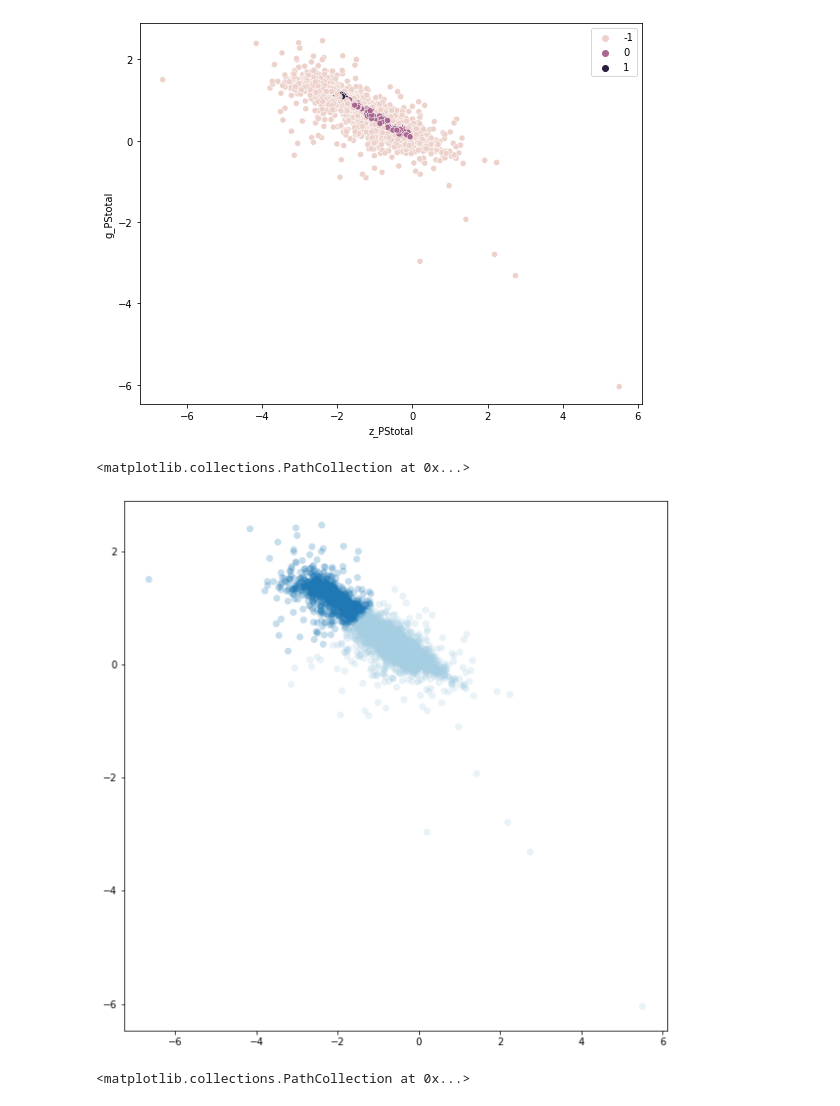
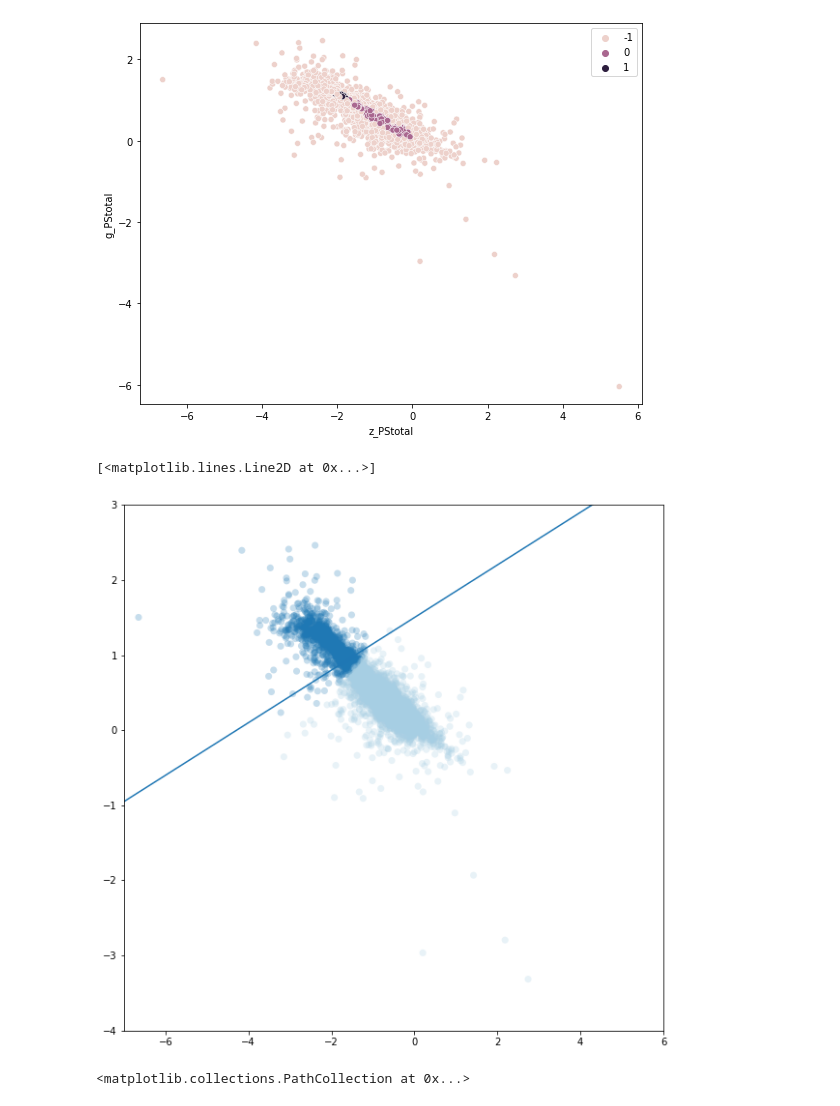
Before and after one commit to AngelGSoto/SPLUS_EmissionObject, a Jupyter notebook: iDR3_n4/Characterizing the emission line objects.ipynb, the cells around one changed output. Drawn from its saved outputs; the diff is of its cells as text; code cells hidden in the pictures.

Commit message:
Redoing the figures

```diff
--- a/iDR3_n4/Characterizing the emission line objects.ipynb
+++ b/iDR3_n4/Characterizing the emission line objects.ipynb
@@ -384,13 +384,17 @@ sns.scatterplot(zg, gr,
 # %%
 soft_clusters0 = hdbscan.all_points_membership_vectors(clusterer)
 color_palette0 = sns.color_palette('Paired', 12)
 cluster_colors0 = [color_palette0[np.argmax(x)]
                   for x in soft_clusters0]
+y = 0.35*x_new + 1.5
 plt.figure(figsize=(10,10))
 plt.scatter(zg, gr, s=50, linewidth=0, c=cluster_colors0, alpha=0.25)
+plt.xlim([-7, 6])
+plt.ylim([-4, 3])
+plt.plot(x_new, y)
 # %% [output]
-<matplotlib.collections.PathCollection at 0x...>
+[<matplotlib.lines.Line2D at 0x...>]
-[figure, old version]
+[figure, new version]
 # %%
 color_palette1 = sns.color_palette('Paired', 12)
 cluster_colors1 = [sns.desaturate(color_palette1[np.argmax(x)], np.max(x))
```
